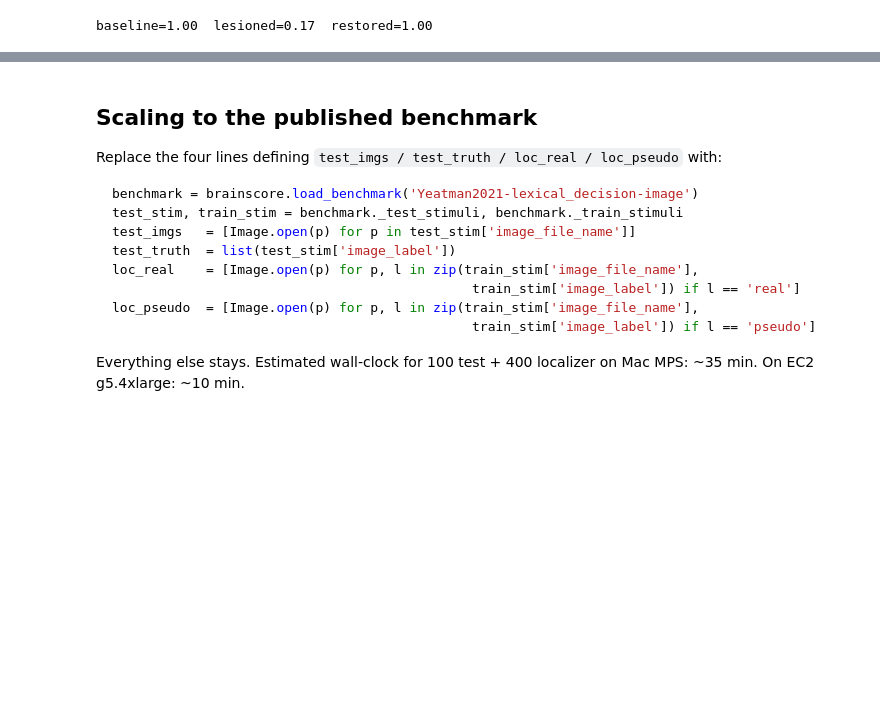
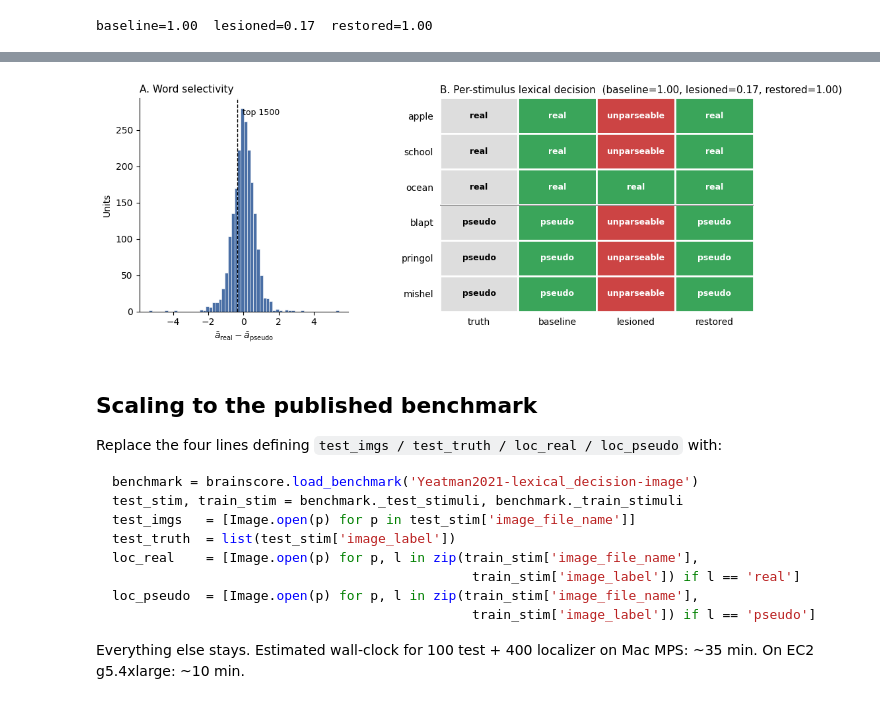
Before and after one commit to KartikP/brainscore-unified, a Jupyter notebook: notebooks/state_change.ipynb, the cells around one changed output, grey strips where cells are left out. Drawn from its saved outputs; the diff is of its cells as text; code cells hidden in the pictures; blank space fills up the shorter version.

```diff
--- a/notebooks/state_change.ipynb
+++ b/notebooks/state_change.ipynb
@@ -105,8 +105,11 @@ def classify(image):
            'pseudo' if 'pseudo' in response else 'unparseable')
 
 def score(images, labels):
+    """Returns (accuracy, list_of_predictions). Same shape as a
+    brain-score Score that carries per-trial predictions in attrs."""
     preds = [classify(im) for im in images]
-    return float(np.mean([p == l for p, l in zip(preds, labels)]))
+    acc = float(np.mean([p == l for p, l in zip(preds, labels)]))
+    return acc, preds
 
 def localize(real_imgs, pseudo_imgs, layer_path, k):
     layer = resolve(qwen, layer_path)
@@ -133,17 +136,17 @@ TOP_K = 1500
 
 word_units, selectivity = localize(loc_real, loc_pseudo, LAYER, TOP_K)
 
-baseline = score(test_imgs, test_truth)
+baseline, base_preds = score(test_imgs, test_truth)
 
 applied = bs_model.process(StateChange(
     kind='ablation',
     target=Selection(layer=LAYER, indices=word_units),
     perturbation=Perturbation(kind='zero'),
 ))
-lesioned = score(test_imgs, test_truth)
+lesioned, les_preds = score(test_imgs, test_truth)
 
 bs_model.reset()
-restored = score(test_imgs, test_truth)
+restored, res_preds = score(test_imgs, test_truth)
 
 print(f'baseline={baseline:.2f}  lesioned={lesioned:.2f}  restored={restored:.2f}')
 # %% [output]
@@ -180,3 +155,58 @@ plt.tight_layout(); plt.show()
+# %%
+fig = plt.figure(figsize=(12, 4.2))
+gs = fig.add_gridspec(1, 2, width_ratios=[2, 3], wspace=0.35)
+ax_a = fig.add_subplot(gs[0])
+ax_b = fig.add_subplot(gs[1])
+
+# Panel A — selectivity histogram
+thr = selectivity[word_units].min()
+ax_a.hist(selectivity, bins=60, color='#4a6fa5',
+          edgecolor='white', linewidth=0.4)
+ax_a.axvline(thr, color='black', lw=1, ls='--')
+ax_a.text(thr, ax_a.get_ylim()[1] * 0.92, f'  top {TOP_K}',
+          ha='left', fontsize=9)
+ax_a.set_xlabel(r'$\bar{a}_\mathrm{real} - \bar{a}_\mathrm{pseudo}$')
+ax_a.set_ylabel('Units')
+ax_a.set_title('A. Word selectivity', loc='left', fontsize=11)
+
+# Panel B — per-stimulus prediction matrix
+stims = TEST_REAL + TEST_PSEUDO
+cols  = [('truth', test_truth),
+         ('baseline', base_preds),
+         ('lesioned', les_preds),
+         ('restored', res_preds)]
+for ci, (name, preds) in enumerate(cols):
+    for ri, pred in enumerate(preds):
+        if name == 'truth':
+            color = '#dddddd'
+        else:
+            color = '#3aa55a' if pred == test_truth[ri] else '#cc4444'
+        ax_b.add_patch(plt.Rectangle((ci, ri), 1, 1,
+                                     facecolor=color, edgecolor='white', lw=2))
+        ax_b.text(ci + 0.5, ri + 0.5, pred, ha='center', va='center',
+                  color='black' if name == 'truth' else 'white',
+                  fontsize=9, fontweight='bold')
+ax_b.set_xlim(0, len(cols))
+ax_b.set_ylim(0, len(stims))
+ax_b.invert_yaxis()
+ax_b.set_xticks(np.arange(len(cols)) + 0.5)
+ax_b.set_xticklabels([c[0] for c in cols], fontsize=10)
+ax_b.set_yticks(np.arange(len(stims)) + 0.5)
+ax_b.set_yticklabels(stims, fontsize=10)
+ax_b.tick_params(left=False, bottom=False)
+ax_b.axhline(len(TEST_REAL), color='black', lw=0.7)
+ax_b.set_title('B. Per-stimulus lexical decision  '
+               f'(baseline={baseline:.2f}, '
+               f'lesioned={lesioned:.2f}, '
+               f'restored={restored:.2f})',
+               loc='left', fontsize=11)
+
+for ax in (ax_a, ax_b):
+    for sp in ('top', 'right'): ax.spines[sp].set_visible(False)
+for sp in ('left', 'bottom'): ax_b.spines[sp].set_visible(False)
+plt.show()
+# %% [output]
+[figure, added]
 # %% [markdown]
 ## Scaling to the published benchmark
 
```
Also changed, not shown: parts of 1 cell of this notebook.
